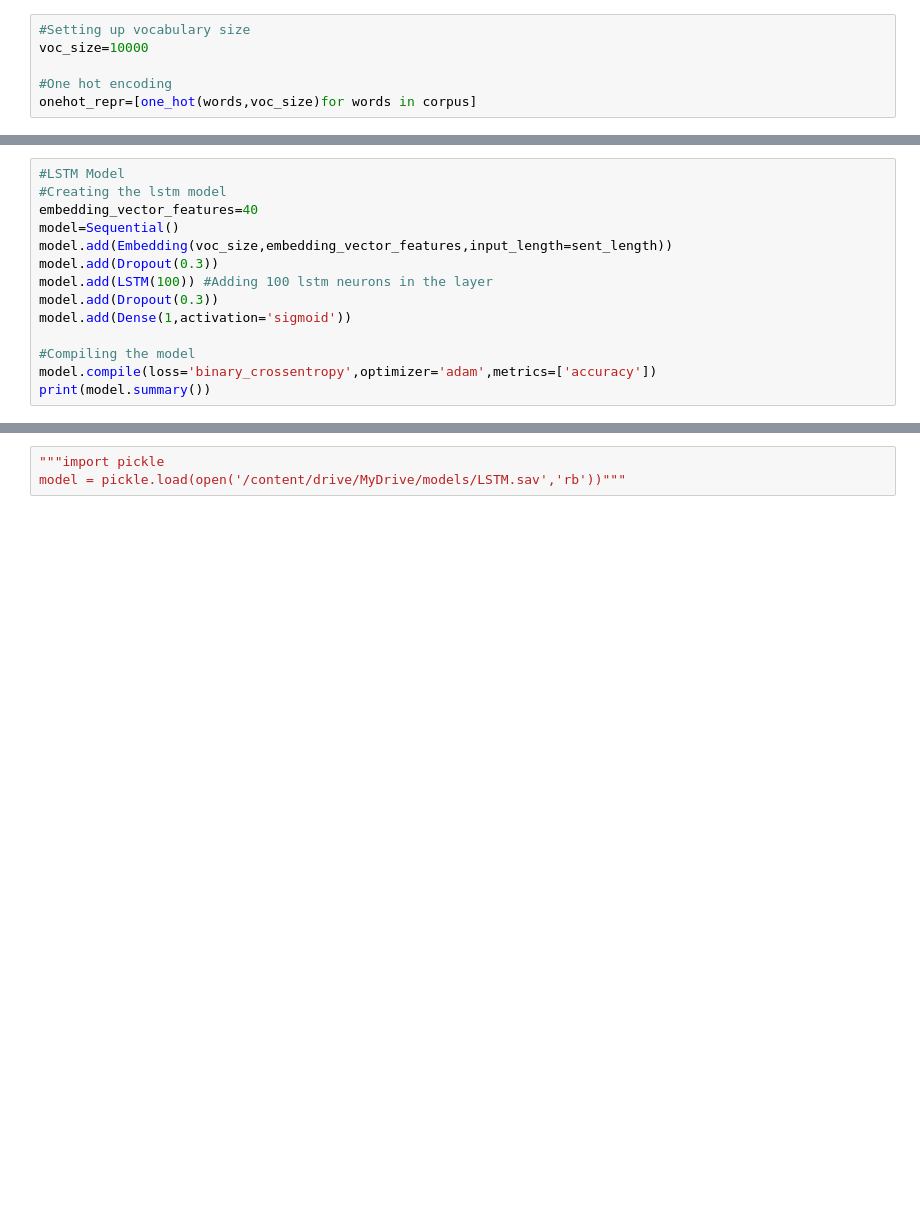
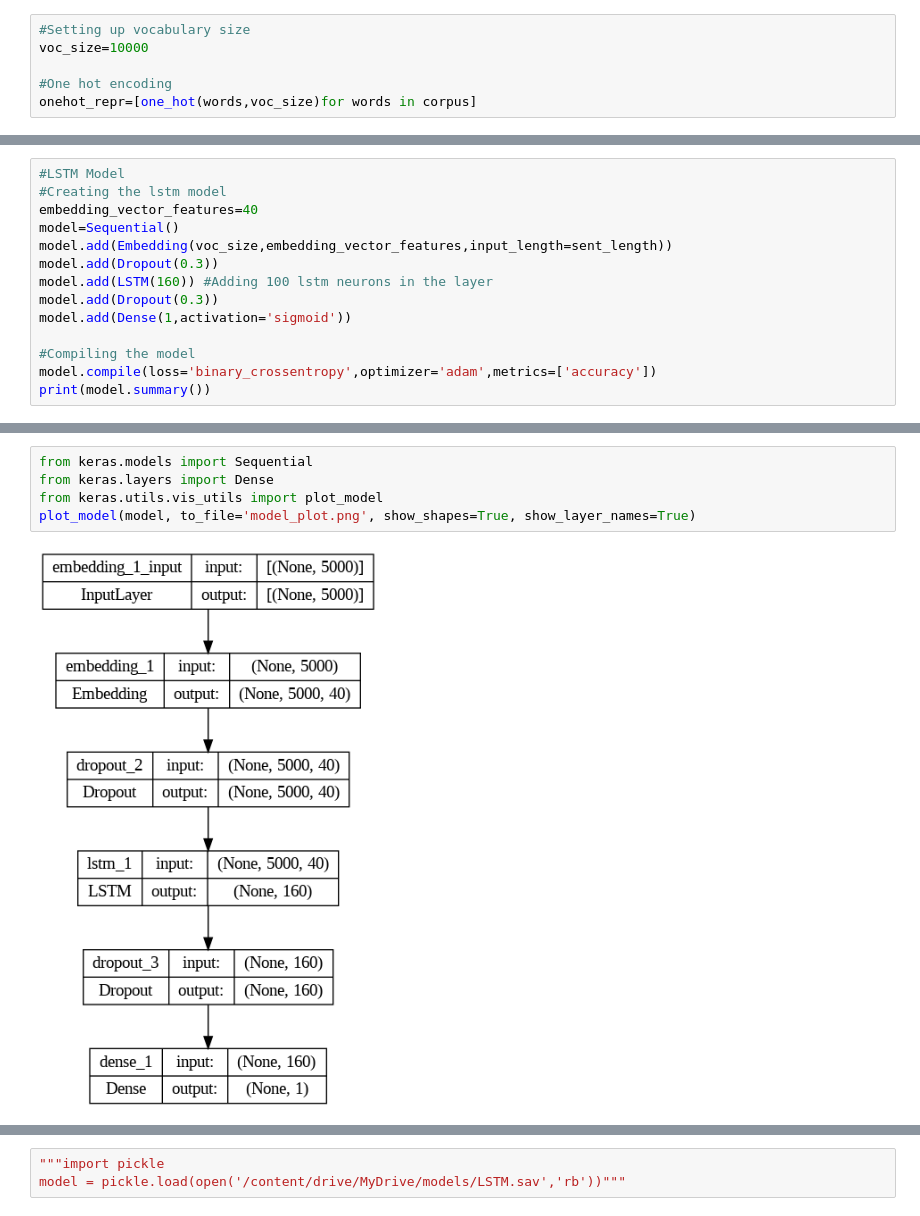
Before and after one commit to Sairamkumaremani/Fake-news-detection, a Jupyter notebook: dl_lstm.ipynb, the cells around one changed output, grey strips where cells are left out. Saved outputs shown, nothing was run; the diff lists cells and outputs as text; blank space fills up the shorter version.

```diff
--- a/dl_lstm.ipynb
+++ b/dl_lstm.ipynb
@@ -487,7 +411,7 @@ embedding_vector_features=40
 model=Sequential()
 model.add(Embedding(voc_size,embedding_vector_features,input_length=sent_length))
 model.add(Dropout(0.3))
-model.add(LSTM(100)) #Adding 100 lstm neurons in the layer
+model.add(LSTM(160)) #Adding 100 lstm neurons in the layer
 model.add(Dropout(0.3))
 model.add(Dense(1,activation='sigmoid'))
 
@@ -515,6 +439,13 @@ Trainable params: 456,501
 Non-trainable params: 0
 _________________________________________________________________
 None
+# %%
+from keras.models import Sequential
+from keras.layers import Dense
+from keras.utils.vis_utils import plot_model
+plot_model(model, to_file='model_plot.png', show_shapes=True, show_layer_names=True)
+# %% [output]
+[figure, added]
 # %%
 len(embedded_docs),y.shape
 # %% [output]
```
Also changed, not shown: parts of 45 cells of this notebook.
